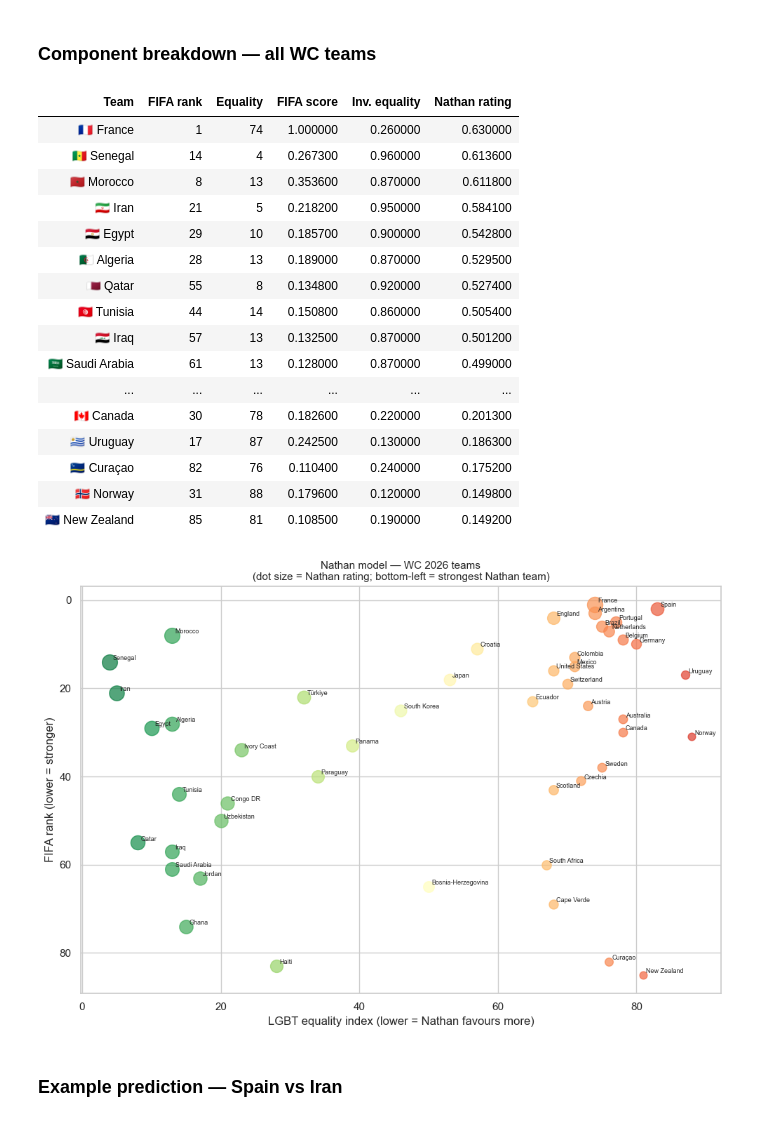
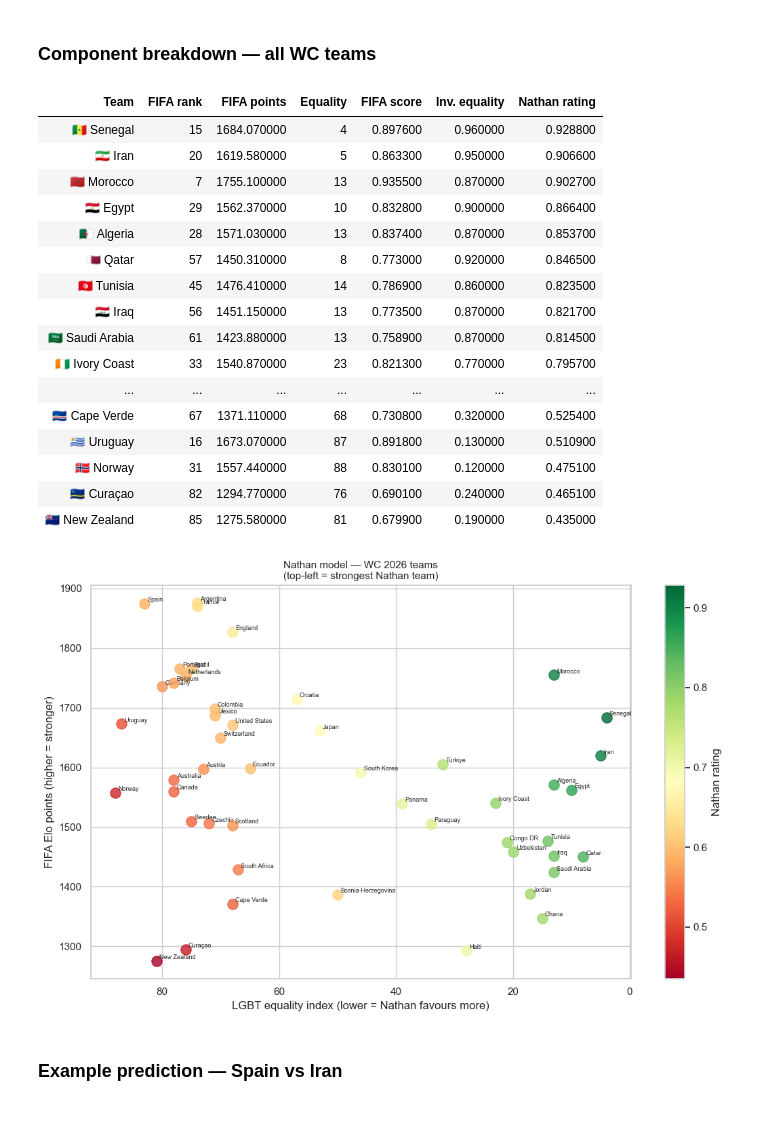
Before and after one commit to lemming52/worldcup2026, a Jupyter notebook: predictions/nathan.ipynb, the cells around one changed output. Cells and saved outputs as stored; diff of their text form; code cells hidden in the pictures.

Commit message:
feat: update the nathan model to use ELO

```diff
--- a/predictions/nathan.ipynb
+++ b/predictions/nathan.ipynb
@@ -16,7 +16,7 @@ from worldcup.algorithms.nathan_rating import NathanRatingModel
 sns.set_theme(style='whitegrid', palette='muted')
 
 # ── Configure model here ──────────────────────────────────────────────────────
-rating_model = NathanRatingModel(fifa_power=0.5, w_fifa=0.5, w_equality=0.5)
+rating_model = NathanRatingModel(fifa_power=1.0, w_fifa=0.5, w_equality=0.5)
 predictor = PoissonGoalModel(rating_model, base_lambda=1.3, alpha=0.3, max_ratio=10.0)
 N_SIMULATIONS = 20_000
 SEED = 42
@@ -56,63 +55,70 @@ with $\lambda_0 = 1.3$, $\alpha = 0.3$, max ratio cap = 10.
 # %%
 rows = []
 for t in sorted(teams, key=lambda t: rating_model.rate(t), reverse=True):
-    fifa_rank, equality = rating_model._rankings[t.name]
-    fifa_score   = 1.0 / (fifa_rank ** rating_model.fifa_power)
-    eq_score     = (100.0 - equality) / 100.0
-    nathan_score = rating_model.rate(t)
+    rank, pts, equality = rating_model._rankings[t.name]
+    fifa_score = pts / rating_model._max_points
+    eq_score   = (100.0 - equality) / 100.0
     rows.append({
         'Team':          f'{flag_map[t.name]} {t.name}',
-        'FIFA rank':     fifa_rank,
+        'FIFA rank':     rank,
+        'FIFA points':   round(pts, 2),
         'Equality':      int(equality),
         'FIFA score':    round(fifa_score, 4),
         'Inv. equality': round(eq_score, 4),
-        'Nathan rating': round(nathan_score, 4),
+        'Nathan rating': round(rating_model.rate(t), 4),
     })
 
 breakdown = pd.DataFrame(rows)
 breakdown.style \
     .hide(axis='index') \
     .background_gradient(subset='Nathan rating', cmap='RdYlGn', vmin=0, vmax=1) \
-    .background_gradient(subset='Equality',      cmap='RdYlGn', vmin=0, vmax=100) \
-    .background_gradient(subset='FIFA rank',     cmap='RdYlGn_r', vmin=1, vmax=92)
+    .background_gradient(subset='FIFA points',   cmap='RdYlGn', vmin=700, vmax=1900) \
+    .background_gradient(subset='Equality',      cmap='RdYlGn', vmin=0, vmax=100)
 # %% [output]
-| Team | FIFA rank | Equality | FIFA score | Inv. equality | Nathan rating |
-| 🇫🇷 France | 1 | 74 | 1.000000 | 0.260000 | 0.630000 |
-| 🇸🇳 Senegal | 14 | 4 | 0.267300 | 0.960000 | 0.613600 |
-| 🇲🇦 Morocco | 8 | 13 | 0.353600 | 0.870000 | 0.611800 |
-| 🇮🇷 Iran | 21 | 5 | 0.218200 | 0.950000 | 0.584100 |
-| 🇪🇬 Egypt | 29 | 10 | 0.185700 | 0.900000 | 0.542800 |
-| 🇩🇿 Algeria | 28 | 13 | 0.189000 | 0.870000 | 0.529500 |
-| 🇶🇦 Qatar | 55 | 8 | 0.134800 | 0.920000 | 0.527400 |
-| 🇹🇳 Tunisia | 44 | 14 | 0.150800 | 0.860000 | 0.505400 |
-| 🇮🇶 Iraq | 57 | 13 | 0.132500 | 0.870000 | 0.501200 |
-| 🇸🇦 Saudi Arabia | 61 | 13 | 0.128000 | 0.870000 | 0.499000 |
-| ... | ... | ... | ... | ... | ... |
-| 🇨🇦 Canada | 30 | 78 | 0.182600 | 0.220000 | 0.201300 |
-| 🇺🇾 Uruguay | 17 | 87 | 0.242500 | 0.130000 | 0.186300 |
-| 🇨🇼 Curaçao | 82 | 76 | 0.110400 | 0.240000 | 0.175200 |
-| 🇳🇴 Norway | 31 | 88 | 0.179600 | 0.120000 | 0.149800 |
-| 🇳🇿 New Zealand | 85 | 81 | 0.108500 | 0.190000 | 0.149200 |
+| Team | FIFA rank | FIFA points | Equality | FIFA score | Inv. equality | Nathan rating |
+| 🇸🇳 Senegal | 15 | 1684.070000 | 4 | 0.897600 | 0.960000 | 0.928800 |
+| 🇮🇷 Iran | 20 | 1619.580000 | 5 | 0.863300 | 0.950000 | 0.906600 |
+| 🇲🇦 Morocco | 7 | 1755.100000 | 13 | 0.935500 | 0.870000 | 0.902700 |
+| 🇪🇬 Egypt | 29 | 1562.370000 | 10 | 0.832800 | 0.900000 | 0.866400 |
+| 🇩🇿 Algeria | 28 | 1571.030000 | 13 | 0.837400 | 0.870000 | 0.853700 |
+| 🇶🇦 Qatar | 57 | 1450.310000 | 8 | 0.773000 | 0.920000 | 0.846500 |
+| 🇹🇳 Tunisia | 45 | 1476.410000 | 14 | 0.786900 | 0.860000 | 0.823500 |
+| 🇮🇶 Iraq | 56 | 1451.150000 | 13 | 0.773500 | 0.870000 | 0.821700 |
+| 🇸🇦 Saudi Arabia | 61 | 1423.880000 | 13 | 0.758900 | 0.870000 | 0.814500 |
+| 🇨🇮 Ivory Coast | 33 | 1540.870000 | 23 | 0.821300 | 0.770000 | 0.795700 |
+| ... | ... | ... | ... | ... | ... | ... |
+| 🇨🇻 Cape Verde | 67 | 1371.110000 | 68 | 0.730800 | 0.320000 | 0.525400 |
+| 🇺🇾 Uruguay | 16 | 1673.070000 | 87 | 0.891800 | 0.130000 | 0.510900 |
+| 🇳🇴 Norway | 31 | 1557.440000 | 88 | 0.830100 | 0.120000 | 0.475100 |
+| 🇨🇼 Curaçao | 82 | 1294.770000 | 76 | 0.690100 | 0.240000 | 0.465100 |
+| 🇳🇿 New Zealand | 85 | 1275.580000 | 81 | 0.679900 | 0.190000 | 0.435000 |
 # %%
-# Scatter: FIFA rank vs equality score, sized by Nathan rating
-fig, ax = plt.subplots(figsize=(10, 7))
+# Scatter: equality score vs FIFA points, colour = Nathan rating
+fig, ax = plt.subplots(figsize=(11, 7))
+
+nathan_scores = [rating_model.rate(t) for t in teams]
+norm = plt.Normalize(min(nathan_scores), max(nathan_scores))
+cmap = plt.cm.RdYlGn
 
 for t in teams:
-    fifa_rank, equality = rating_model._rankings[t.name]
+    _, pts, equality = rating_model._rankings[t.name]
     nathan = rating_model.rate(t)
-    ax.scatter(equality, fifa_rank, s=nathan * 400, alpha=0.7,
-               color=plt.cm.RdYlGn_r(equality / 100))
-    ax.annotate(t.name, (equality, fifa_rank), fontsize=6.5,
+    ax.scatter(equality, pts, s=120, alpha=0.8, color=cmap(norm(nathan)), zorder=3)
+    ax.annotate(t.name, (equality, pts), fontsize=6.5,
                 xytext=(3, 2), textcoords='offset points')
 
-ax.invert_yaxis()
+sm = plt.cm.ScalarMappable(cmap=cmap, norm=norm)
+sm.set_array([])
+plt.colorbar(sm, ax=ax, label='Nathan rating')
+
 ax.set_xlabel('LGBT equality index (lower = Nathan favours more)')
-ax.set_ylabel('FIFA rank (lower = stronger)')
-ax.set_title('Nathan model — WC 2026 teams\n(dot size = Nathan rating; bottom-left = strongest Nathan team)', fontsize=11)
+ax.set_ylabel('FIFA Elo points (higher = stronger)')
+ax.set_title('Nathan model — WC 2026 teams\n(top-left = strongest Nathan team)', fontsize=11)
+ax.invert_xaxis()
 plt.tight_layout()
 plt.show()
 # %% [output]
-[figure, old version]
+[figure, new version]
 # %% [markdown]
 ### Example prediction — Spain vs Iran
 # %%
```
Also changed, not shown: parts of 4 cells of this notebook, 4 other files.
